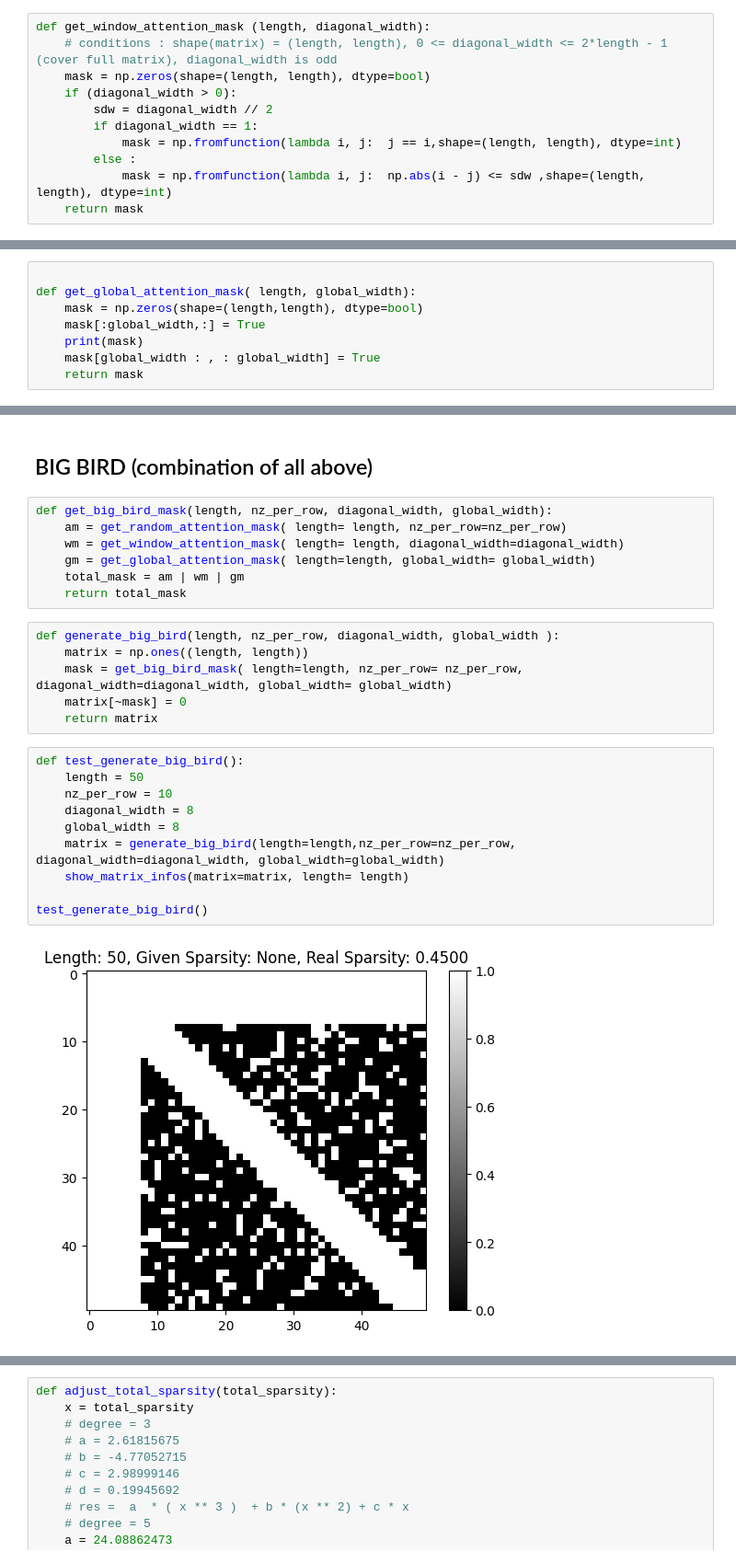
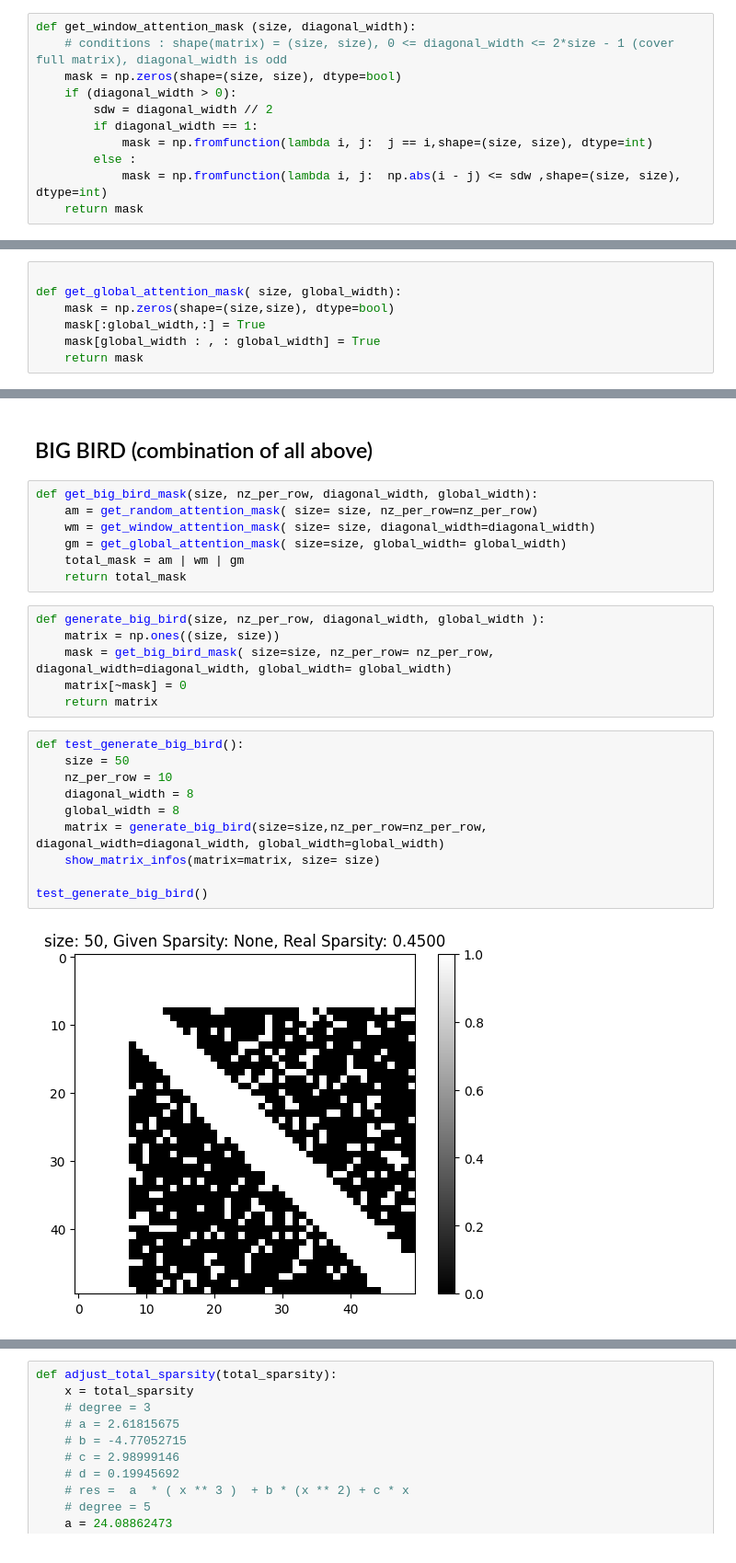
Before and after one commit to shanedonnelly/artificial_big_bird_matrix_generator, a Jupyter notebook: big_bird.ipynb, the cells around one changed output, grey strips where cells are left out. Shown at 92% size. Cells and saved outputs as stored; diff of their text form.

```diff
--- a/big_bird.ipynb
+++ b/big_bird.ipynb
@@ -115,14 +123,14 @@ def diagonal_area(length,diagonal_width):
 # %% [markdown]
 ### By diagonal width
 # %%
-def get_window_attention_mask (length, diagonal_width):
-    # conditions : shape(matrix) = (length, length), 0 <= diagonal_width <= 2*length - 1 (cover full matrix), diagonal_width is odd
-    mask = np.zeros(shape=(length, length), dtype=bool)
+def get_window_attention_mask (size, diagonal_width):
+    # conditions : shape(matrix) = (size, size), 0 <= diagonal_width <= 2*size - 1 (cover full matrix), diagonal_width is odd
+    mask = np.zeros(shape=(size, size), dtype=bool)
     if (diagonal_width > 0):
         sdw = diagonal_width // 2
         if diagonal_width == 1:
-            mask = np.fromfunction(lambda i, j:  j == i,shape=(length, length), dtype=int)
+            mask = np.fromfunction(lambda i, j:  j == i,shape=(size, size), dtype=int)
         else :
-            mask = np.fromfunction(lambda i, j:  np.abs(i - j) <= sdw ,shape=(length, length), dtype=int)
+            mask = np.fromfunction(lambda i, j:  np.abs(i - j) <= sdw ,shape=(size, size), dtype=int)
     return mask
 # %%
@@ -233,10 +241,9 @@ print(global_attention_aera(10,2))
 36
 # %%
 
-def get_global_attention_mask( length, global_width):
-    mask = np.zeros(shape=(length,length), dtype=bool)
+def get_global_attention_mask( size, global_width):
+    mask = np.zeros(shape=(size,size), dtype=bool)
     mask[:global_width,:] = True
-    print(mask)
     mask[global_width : , : global_width] = True
     return mask
 # %%
@@ -340,28 +333,28 @@ test_generate_matrix_with_global_attention_mask_with_sparsity()
 # %% [markdown]
 ## BIG BIRD (combination of all above)
 # %%
-def get_big_bird_mask(length, nz_per_row, diagonal_width, global_width):
-    am = get_random_attention_mask( length= length, nz_per_row=nz_per_row)
-    wm = get_window_attention_mask( length= length, diagonal_width=diagonal_width)
-    gm = get_global_attention_mask( length=length, global_width= global_width)
+def get_big_bird_mask(size, nz_per_row, diagonal_width, global_width):
+    am = get_random_attention_mask( size= size, nz_per_row=nz_per_row)
+    wm = get_window_attention_mask( size= size, diagonal_width=diagonal_width)
+    gm = get_global_attention_mask( size=size, global_width= global_width)
     total_mask = am | wm | gm
     return total_mask
 # %%
-def generate_big_bird(length, nz_per_row, diagonal_width, global_width ):
-    matrix = np.ones((length, length))
-    mask = get_big_bird_mask( length=length, nz_per_row= nz_per_row, diagonal_width=diagonal_width, global_width= global_width)
+def generate_big_bird(size, nz_per_row, diagonal_width, global_width ):
+    matrix = np.ones((size, size))
+    mask = get_big_bird_mask( size=size, nz_per_row= nz_per_row, diagonal_width=diagonal_width, global_width= global_width)
     matrix[~mask] = 0
     return matrix
 # %%
 def test_generate_big_bird():
-    length = 50
+    size = 50
     nz_per_row = 10
     diagonal_width = 8
     global_width = 8
-    matrix = generate_big_bird(length=length,nz_per_row=nz_per_row, diagonal_width=diagonal_width, global_width=global_width)
-    show_matrix_infos(matrix=matrix, length= length)
+    matrix = generate_big_bird(size=size,nz_per_row=nz_per_row, diagonal_width=diagonal_width, global_width=global_width)
+    show_matrix_infos(matrix=matrix, size= size)
 
 test_generate_big_bird()
 # %% [output]
-[figure, old version]
+[figure, new version]
 # %%
```
Also changed, not shown: parts of 38 cells of this notebook, 8 other files.
